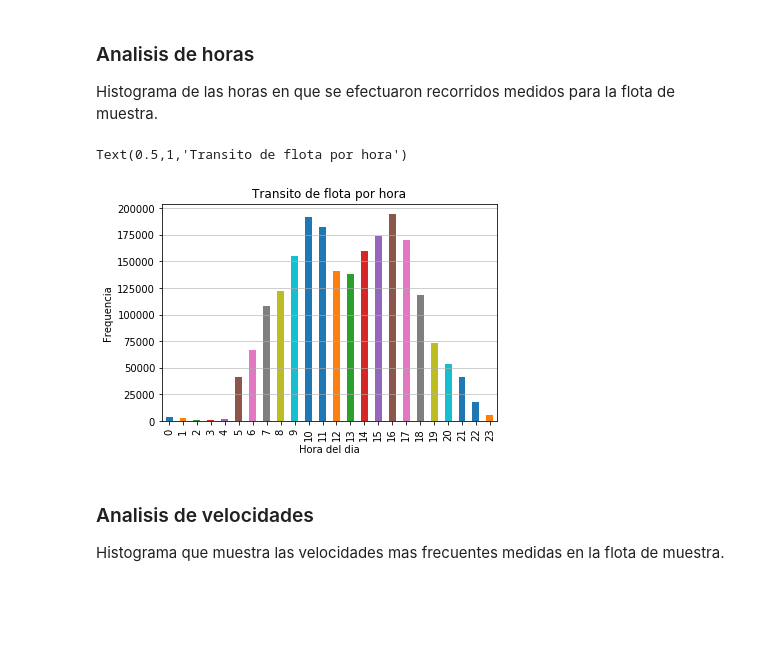
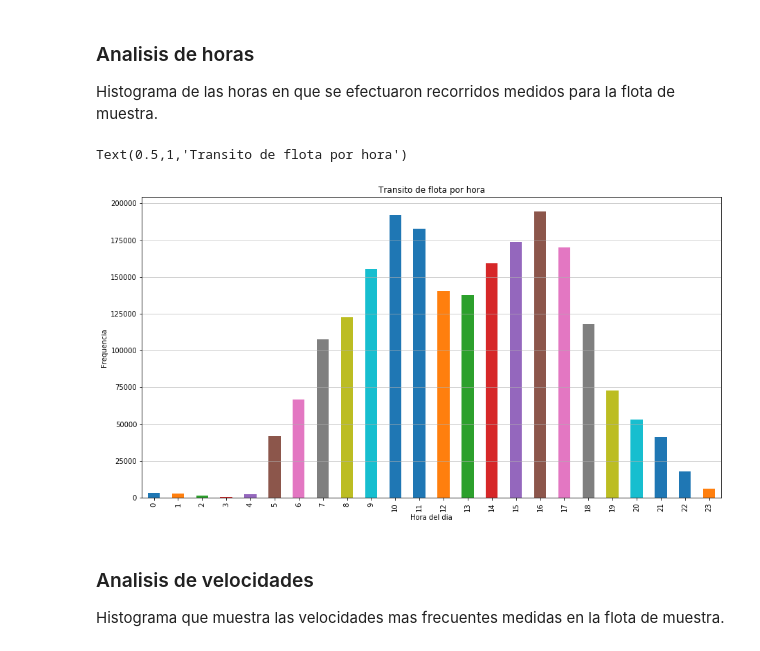
Before and after one commit to yieniggu/CTL-UNAB, a Jupyter notebook: historic data/Analisis Univariable de la data Historica.ipynb, the cells around one changed output. Cells and saved outputs as stored; diff of their text form; code cells hidden in the pictures; blank space fills up the shorter version.

```diff
--- a/historic data/Analisis Univariable de la data Historica.ipynb
+++ b/historic data/Analisis Univariable de la data Historica.ipynb
@@ -114,19 +114,19 @@ Histograma de las horas en que se efectuaron recorridos medidos para la flota de
 # %%
 # Transformamos las horas a datetime
 historic_data["Hora"] = pd.to_datetime(historic_data["Hora"])
 
 # Obtenemos los datos por hora
 uni_data = historic_data["Hora"]
 
 # Agrupamos los datos por hora y ploteamos
-uni_data.groupby(uni_data.dt.hour).count().plot(kind="bar")
+uni_data.groupby(uni_data.dt.hour).count().plot.bar(figsize=(15, 8))
 plt.grid(axis='y', alpha=0.75)
 plt.ylabel('Frequencia')
 plt.xlabel("Hora del dia")
 plt.title("Transito de flota por hora")
 # %% [output]
 Text(0.5,1,'Transito de flota por hora')
-[figure, old version]
+[figure, new version]
 # %% [markdown]
 ### Analisis de velocidades
 
```
Also changed, not shown: parts of 2 cells of this notebook.
